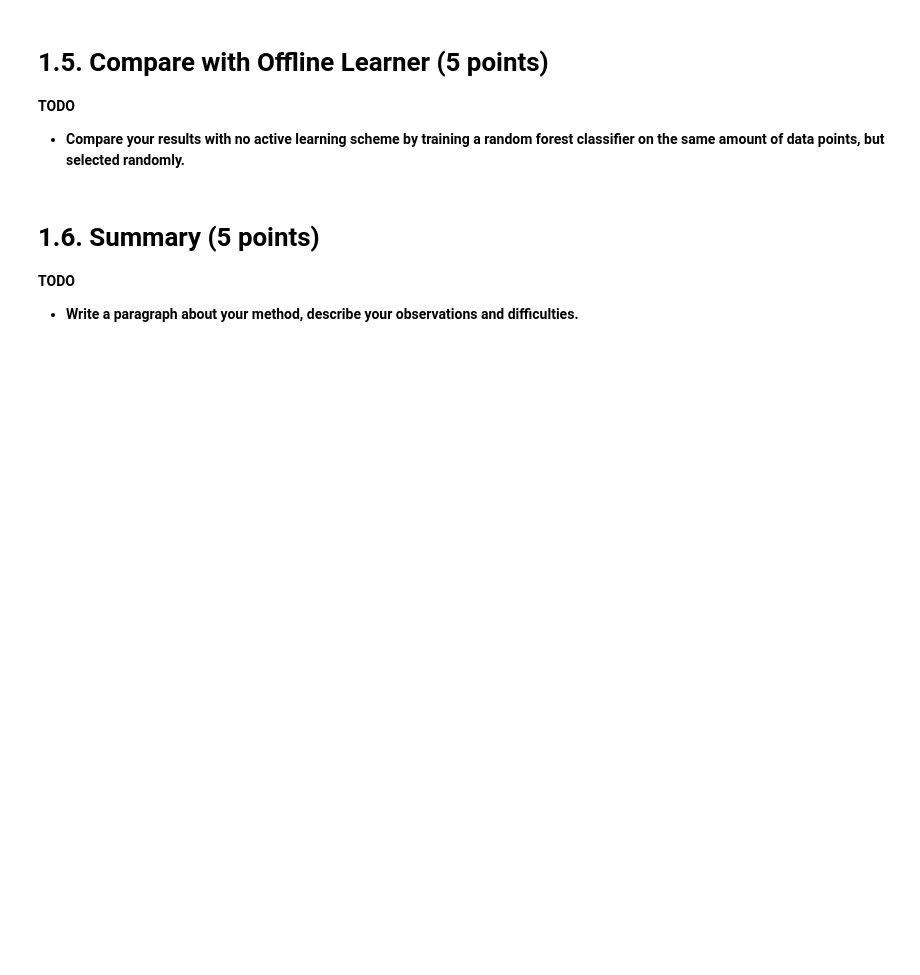
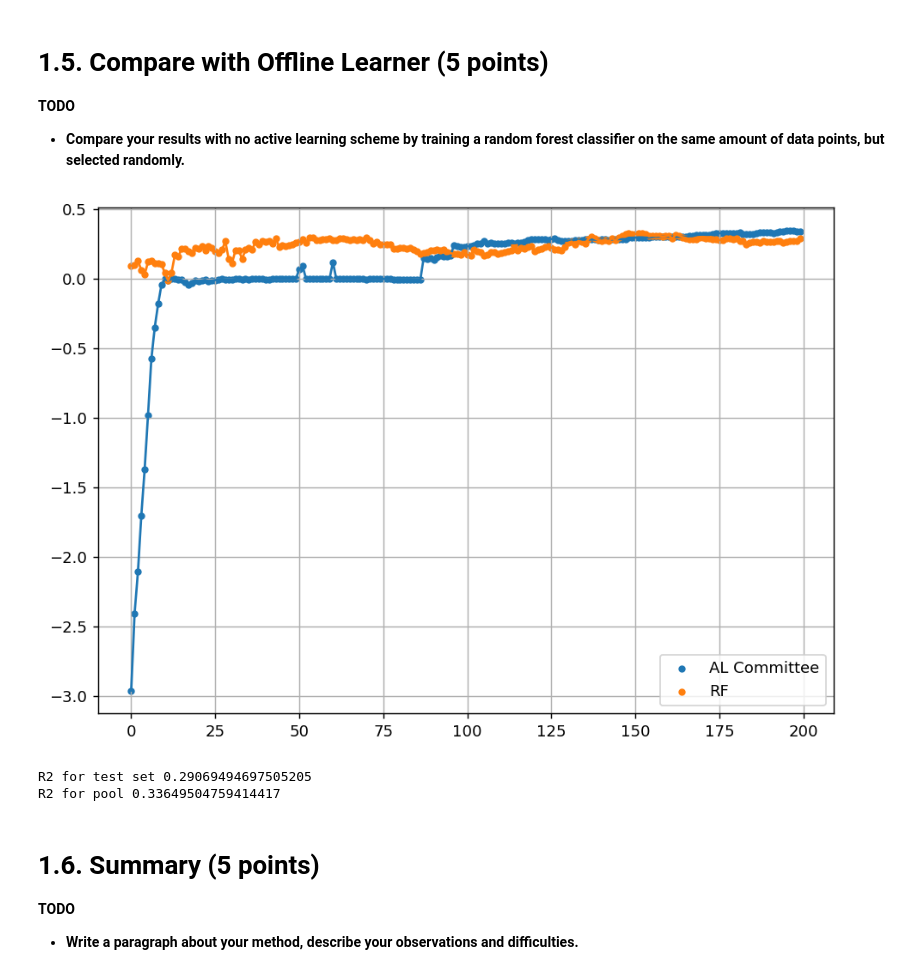
Before and after one commit to ryanquinnnelson/CMU-02750-Peptide-Design-using-Bayesian-Optimization, a Jupyter notebook: HW3q1_ryann.ipynb, the cells around one changed output. Drawn from its saved outputs; the diff is of its cells as text; code cells hidden in the pictures; blank space fills up the shorter version.

```diff
--- a/HW3q1_ryann.ipynb
+++ b/HW3q1_ryann.ipynb
@@ -404,27 +413,29 @@ for q in range(n_queries):
     y_pool_rand = np.delete(y_pool_rand, query_idx)
 
     # score the current model
-    y_pred = committee.predict(X_test)
+    y_pred = regressor.predict(X_test)
     r2=r2_score(y_test,y_pred)
     history_rand.append(r2)
 # %%
 # compare the two results
 fig, ax = plt.subplots(figsize=(8.5, 6), dpi=130)
 
 ax.plot(history_comm)
 ax.scatter(range(len(history_comm)), history_comm, s=13, label = 'AL Committee')
 
-ax.plot(score_history_2)
+ax.plot(history_rand)
 ax.scatter(range(len(history_rand)), history_rand, s=13, label = 'RF')
 
 ax.grid(True)
 
 # ax.set_title('Incremental classification accuracy')
 # ax.set_xlabel('Query iteration')
 # ax.set_ylabel('Classification Accuracy')
 
 ax.legend()
 plt.show()
+# %% [output]
+[figure, added]
 # %%
 #?? why compare test and pool (with missing entries)
 # score the final model
@@ -436,6 +447,9 @@ print("R2 for test set",r2)
 y_pred_rand_pool = committee.predict(X_pool_rand)
 r2_pool = r2_score(y_pool_rand, y_pred_rand_pool)
 print("R2 for pool",r2_pool)
+# %% [output]
+R2 for test set 0.29069494697505205
+R2 for pool 0.33649504759414417
 # %% [markdown]
 # 1.6. Summary (5 points)
 **TODO**
```
Also changed, not shown: parts of 3 cells of this notebook.
